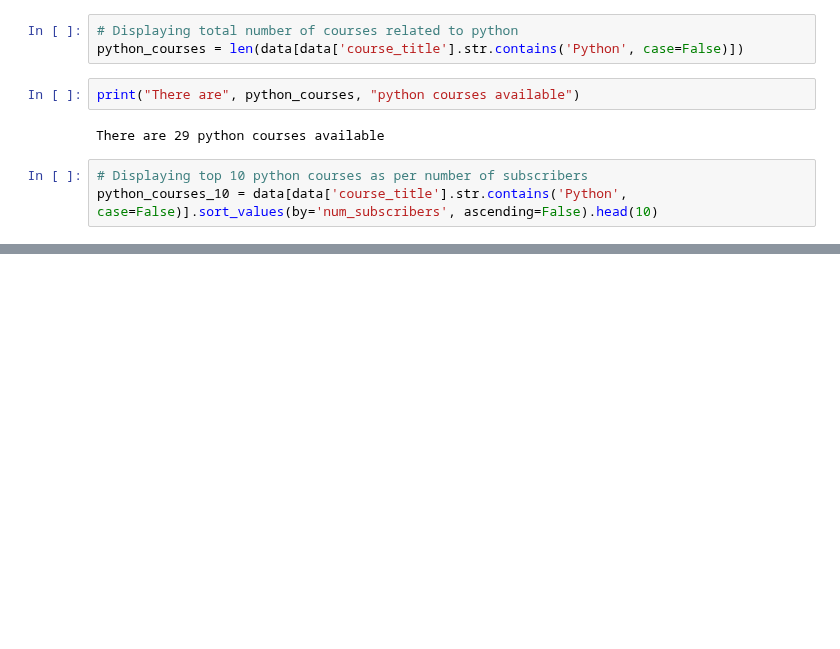
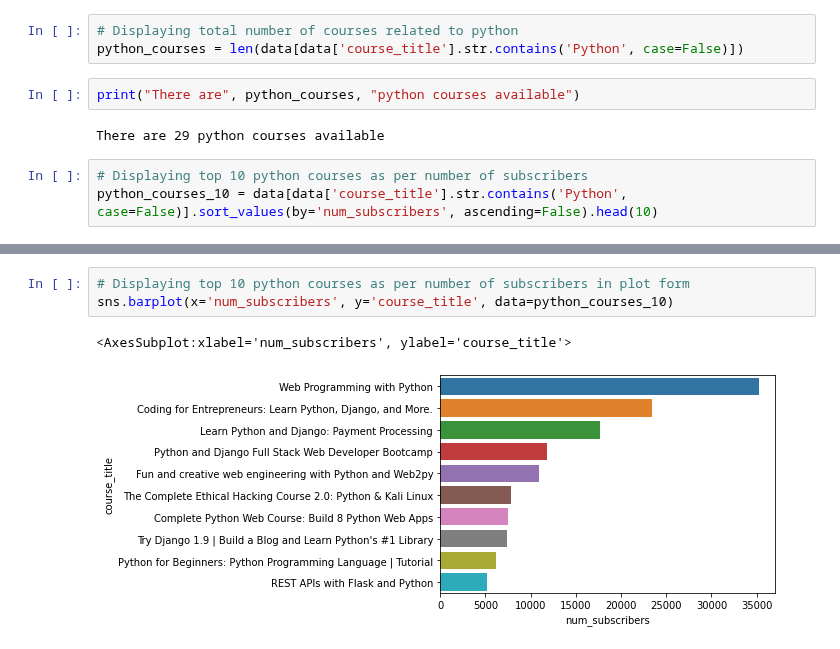
Before and after one commit to Dharmil4602/data-science-projects, a Jupyter notebook: Udemy-Courses/udemy_courses.ipynb, the cells around one changed output, grey strips where cells are left out. Drawn from its saved outputs; the diff is of its cells as text; blank space fills up the shorter version.

Commit message:
Displayed top 10 python courses graphically

```diff
--- a/Udemy-Courses/udemy_courses.ipynb
+++ b/Udemy-Courses/udemy_courses.ipynb
@@ -301,3 +301,9 @@ python_courses_10
 | 3197 | 76052 | Try Django 1.9 | Build a Blog and... | https://www.udemy.com/try-django/ | Paid | 50 | 7407 | 172 | 147 | ... |
 | 2681 | 477702 | Python for Beginners: Python Prog... | https://www.udemy.com/python-course/ | Paid | 150 | 6153 | 125 | 84 | ... |
 | 3203 | 970600 | REST APIs with Flask and Python | https://www.udemy.com/rest-api-fl... | Paid | 110 | 5151 | 737 | 115 | ... |
+# %%
+# Displaying top 10 python courses as per number of subscribers in plot form
+sns.barplot(x='num_subscribers', y='course_title', data=python_courses_10)
+# %% [output]
+<AxesSubplot:xlabel='num_subscribers', ylabel='course_title'>
+[figure, added]
```
